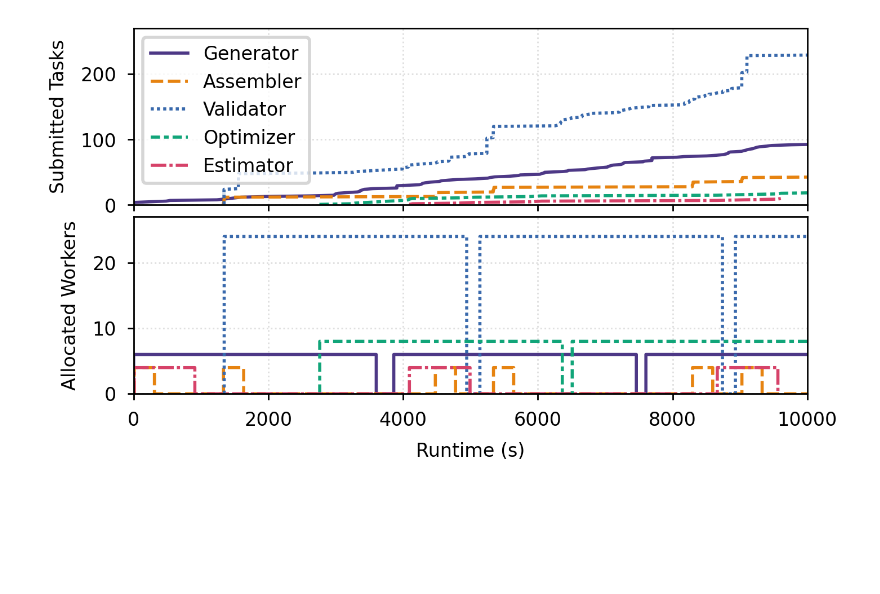
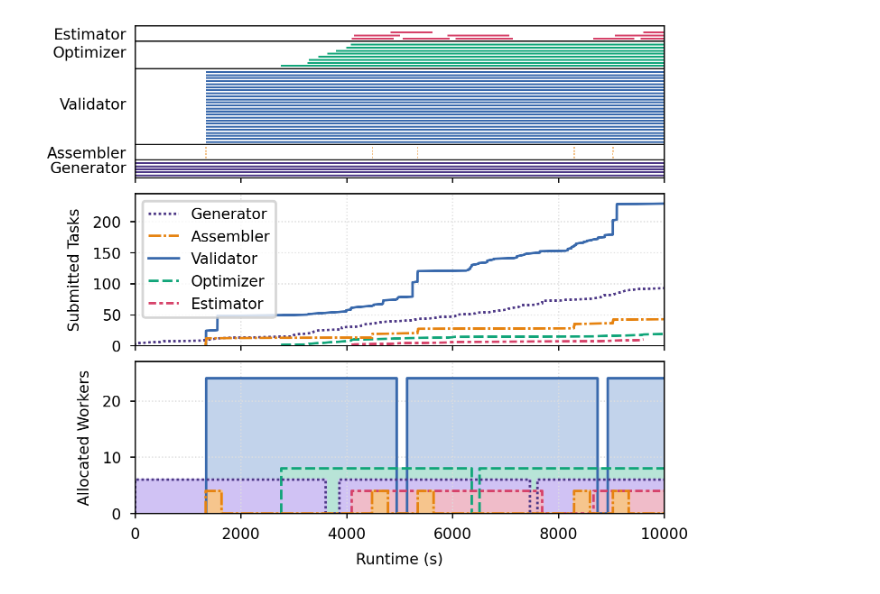
Before and after one commit to proxystore/sc25-evaluation, a Jupyter notebook: notebooks/09-mofa.ipynb, the cells around one changed output. Saved outputs shown, nothing was run; the diff lists cells and outputs as text; code cells hidden in the pictures; blank space fills up the shorter version.

Commit message:
Try out alternate MOFA plotting

```diff
--- a/notebooks/09-mofa.ipynb
+++ b/notebooks/09-mofa.ipynb
@@ -75,7 +75,7 @@ def load_events(logs: list[pathlib.Path]) -> polars.DataFrame:
     )
     return df
 # %%
-def partition_events(task_events, task_workers):
+def partition_events_tiled(task_events, task_workers):
     all_events = {}
     for task, events in task_events.items():
         num_workers = task_workers[task]
@@ -361,54 +397,115 @@ events = polars.from_dicts(events).with_columns([
 ])
 cumulative = cumulative.with_columns((polars.col('timestamp') - polars.col('timestamp').min()).alias('time'))
 # %%
-fig, axs = plt.subplots(2, 1, sharex=True)
+fig, axs = plt.subplots(3, 1, sharex=True)
 
-agents = ['Generator', 'Assembler', 'Validator', 'Optimizer', 'Estimator']
-colors = {
+# agents = ['Generator', 'Assembler', 'Validator', 'Optimizer', 'Estimator']
+agent_order = ['Validator', 'Optimizer', 'Generator', 'Estimator', 'Assembler']
+agent_colors = {
     'Generator': '#4D3886',
     'Assembler': '#E68310',
     'Validator': '#3969AC',
     # 'retrain': '#F2B701',
     'Optimizer': '#11A579',
     'Estimator': '#D64269',
 }
+task_colors = {
+    'generate-ligands': '#4D3886',
+    'assemble-mofs': '#E68310',
+    'validate-structures': '#3969AC',
+    'retrain': '#F2B701',
+    'optimize-cells': '#11A579',
+    'estimate-adsorption': '#D64269',
+}
+secondary = {
+    'Generator': '#D0C2F4',
+    'Assembler': '#F6C58D',
+    'Validator': '#C2D3EB',
+    'Optimizer': '#B8E4D7',
+    'Estimator': '#F0BCC9',
+}
+
+label_index = {}
+sep_bars = []
+next_index = 0
+for i, task in enumerate(partitioned_events):
+    for worker in partitioned_events[task]:
+        label_index[(task, worker)] = next_index
+        next_index += 1
+    if i + 1 < len(partitioned_events):
+        sep_bars.append(next_index)
+        next_index += 1
+
+max_x, max_y = (10_000, len(label_index) + len(sep_bars))
+
+for task in partitioned_events:
+    for worker, task_events in partitioned_events[task].items():
+        index = label_index[(task, worker)]
+        axs[0].broken_barh(
+            task_events,
+            (index, 0.6),
+            facecolor=task_colors[task],
+            label=task,
+        )
+
+for y in sep_bars:
+    axs[0].axhline(y + 0.5, xmin=0, xmax=max_x, linewidth=0.5, color='black')
+
+axs[0].grid(False)
+axs[0].set(ylim=[-0.5, max_y + 0.5])
+
+axs[0].set_yticks(
+    [3, 8, 24, 41, 47],
+    labels=['Generator', 'Assembler', 'Validator', 'Optimizer', 'Estimator'],
+)
+axs[0].tick_params('y', length=0, width=0, which='major')
 
 handle = seaborn.lineplot(
     cumulative,
     x='time',
     y='tasks',
     hue='agent',
-    hue_order=agents,
-    palette=colors,
+    hue_order=agent_order,
+    palette=agent_colors,
     style='agent',
-    style_order=agents,
-    ax=axs[0],
+    style_order=agent_order,
+    ax=axs[1],
 )
 _ = handle.set(ylabel='Submitted Tasks')
-axs[0].set(ylim=[0, 270])
-axs[0].legend(loc='upper left', title=None)
+axs[1].set(ylim=[0, 245])
+handles, labels = axs[1].get_legend_handles_labels()
+order = [2, 4, 0, 1, 3]
+new_handles = [handles[i] for i in order]
+new_labels = [labels[i] for i in order]
+axs[1].legend(new_handles, new_labels, loc='upper left', title=None)
 
 handle = seaborn.lineplot(
     events,
     x='time',
     y='workers',
     hue='agent',
-    hue_order=agents,
-    palette=colors,
+    hue_order=agent_order,
+    palette=agent_colors,
     style='agent',
-    style_order=agents,
-    ax=axs[1],
+    style_order=agent_order,
+    ax=axs[2],
 )
+
+for agent in agents:
+    subset = events.filter(polars.col('agent') == agent)
+    axs[2].fill_between(subset['time'], subset['workers'], color=secondary[agent], alpha=1)
+
 _ = handle.set(
     xlabel='Runtime (s)',
     ylabel='Allocated Workers',
 )
-axs[1].set(ylim=[0, 27], xlim=[0, 10_000])
-axs[1].get_legend().remove()
+
+axs[2].set(ylim=[0, 27], xlim=[0, max_x])
+axs[2].get_legend().remove()
 
 fig.tight_layout()
 plt.draw()
-fig.set_size_inches(3.35, 1.8)
+fig.set_size_inches(3.35, 3)
 fig.savefig('figures/mofa-trace-large.pdf')
 # %% [output]
-[figure, old version]
+[figure, new version]
```
Also changed, not shown: parts of 6 cells of this notebook, 3 other files.
